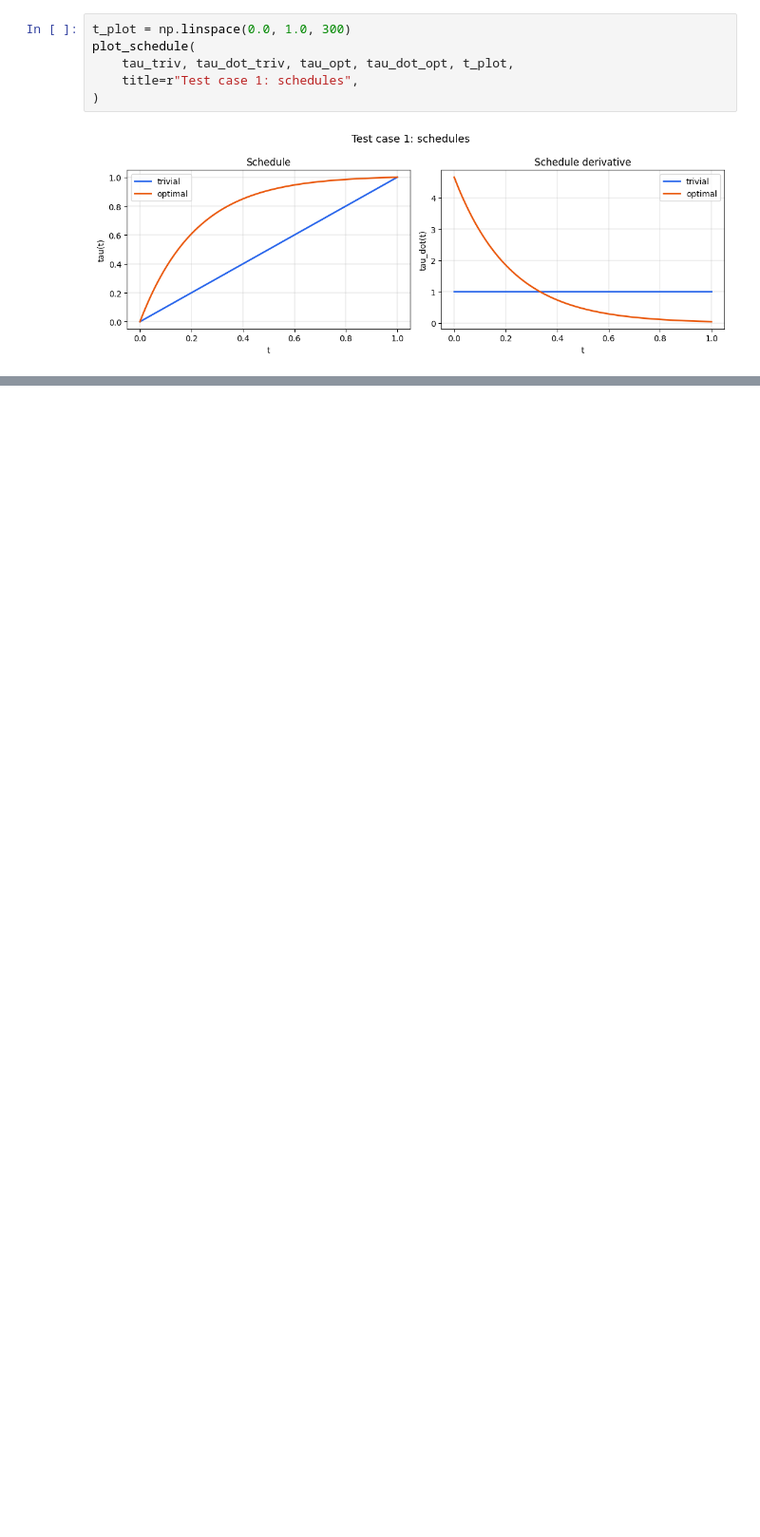
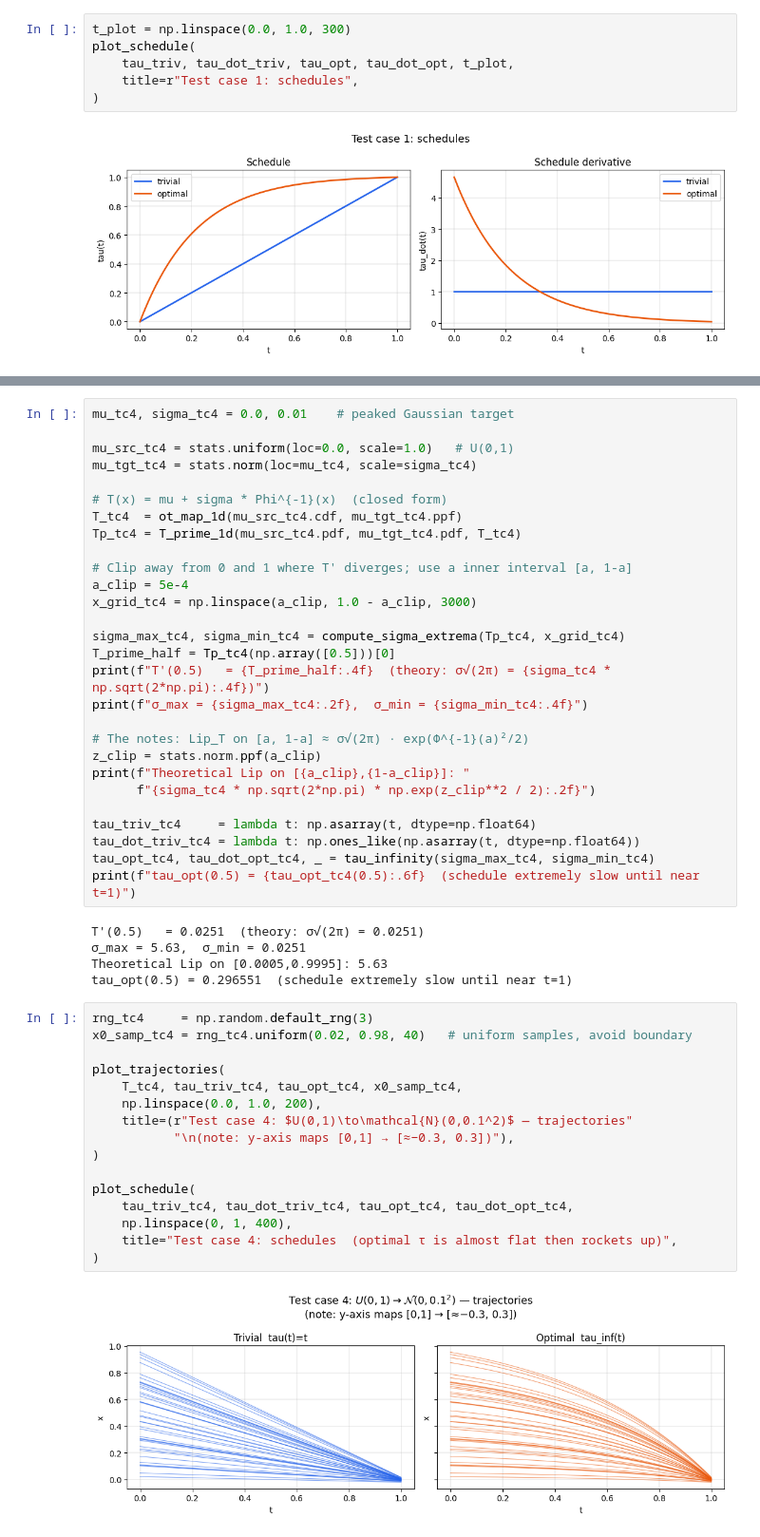
Before and after one commit to noeldebugs/scheduled-flow-matching, a Jupyter notebook: notebooks/optimal_scheduling_1d.ipynb, the cells around one changed output, grey strips where cells are left out. Shown at 95% size. Cells and saved outputs as stored; diff of their text form; blank space fills up the shorter version.

```diff
--- a/notebooks/optimal_scheduling_1d.ipynb
+++ b/notebooks/optimal_scheduling_1d.ipynb
@@ -244,0 +376,51 @@ Optimal  L max = 4.6052,  theoretical = 4.6052
+# %%
+mu_tc4, sigma_tc4 = 0.0, 0.01    # peaked Gaussian target
+
+mu_src_tc4 = stats.uniform(loc=0.0, scale=1.0)   # U(0,1)
+mu_tgt_tc4 = stats.norm(loc=mu_tc4, scale=sigma_tc4)
+
+# T(x) = mu + sigma * Phi^{-1}(x)  (closed form)
+T_tc4  = ot_map_1d(mu_src_tc4.cdf, mu_tgt_tc4.ppf)
+Tp_tc4 = T_prime_1d(mu_src_tc4.pdf, mu_tgt_tc4.pdf, T_tc4)
+
+# Clip away from 0 and 1 where T' diverges; use a inner interval [a, 1-a]
+a_clip = 5e-4
+x_grid_tc4 = np.linspace(a_clip, 1.0 - a_clip, 3000)
+
+sigma_max_tc4, sigma_min_tc4 = compute_sigma_extrema(Tp_tc4, x_grid_tc4)
+T_prime_half = Tp_tc4(np.array([0.5]))[0]
+print(f"T'(0.5)   = {T_prime_half:.4f}  (theory: σ√(2π) = {sigma_tc4 * np.sqrt(2*np.pi):.4f})")
+print(f"σ_max = {sigma_max_tc4:.2f},  σ_min = {sigma_min_tc4:.4f}")
+
+# The notes: Lip_T on [a, 1-a] ≈ σ√(2π) · exp(Φ^{-1}(a)²/2)
+z_clip = stats.norm.ppf(a_clip)
+print(f"Theoretical Lip on [{a_clip},{1-a_clip}]: "
+      f"{sigma_tc4 * np.sqrt(2*np.pi) * np.exp(z_clip**2 / 2):.2f}")
+
+tau_triv_tc4     = lambda t: np.asarray(t, dtype=np.float64)
+tau_dot_triv_tc4 = lambda t: np.ones_like(np.asarray(t, dtype=np.float64))
+tau_opt_tc4, tau_dot_opt_tc4, _ = tau_infinity(sigma_max_tc4, sigma_min_tc4)
+print(f"tau_opt(0.5) = {tau_opt_tc4(0.5):.6f}  (schedule extremely slow until near t=1)")
+# %% [output]
+T'(0.5)   = 0.0251  (theory: σ√(2π) = 0.0251)
+σ_max = 5.63,  σ_min = 0.0251
+Theoretical Lip on [0.0005,0.9995]: 5.63
+tau_opt(0.5) = 0.296551  (schedule extremely slow until near t=1)
+# %%
+rng_tc4     = np.random.default_rng(3)
+x0_samp_tc4 = rng_tc4.uniform(0.02, 0.98, 40)   # uniform samples, avoid boundary
+
+plot_trajectories(
+    T_tc4, tau_triv_tc4, tau_opt_tc4, x0_samp_tc4,
+    np.linspace(0.0, 1.0, 200),
+    title=(r"Test case 4: $U(0,1)\to\mathcal{N}(0,0.1^2)$ — trajectories"
+           "\n(note: y-axis maps [0,1] → [≈−0.3, 0.3])"),
+)
+
+plot_schedule(
+    tau_triv_tc4, tau_dot_triv_tc4, tau_opt_tc4, tau_dot_opt_tc4,
+    np.linspace(0, 1, 400),
+    title="Test case 4: schedules  (optimal τ is almost flat then rockets up)",
+)
+# %% [output]
+[figure, added]
```
Also changed, not shown: parts of 19 cells of this notebook.
